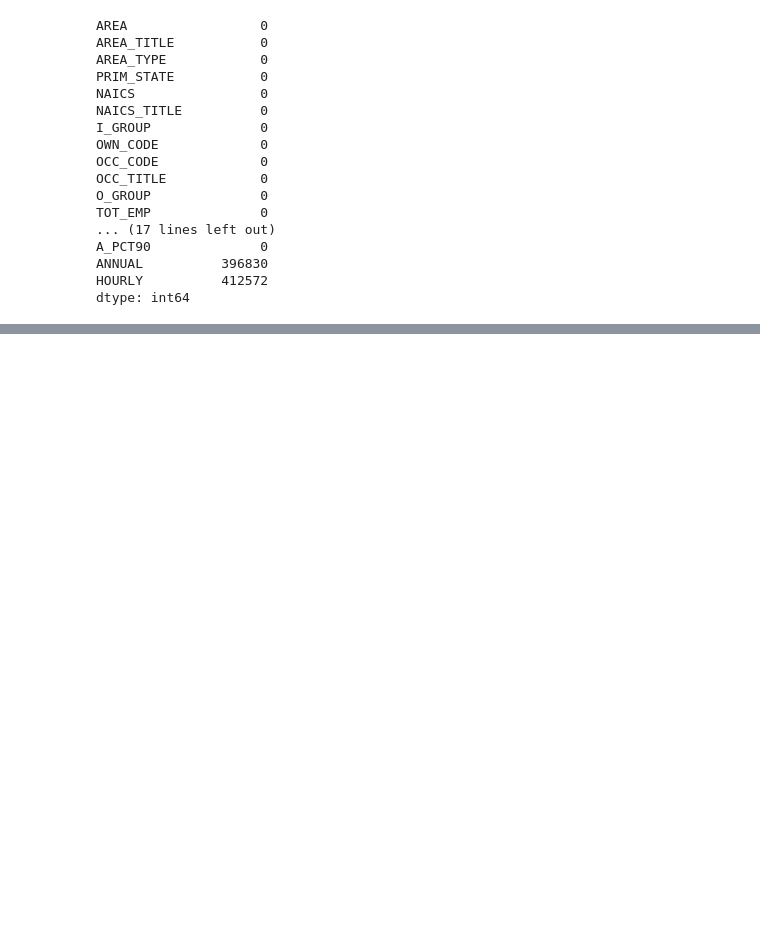
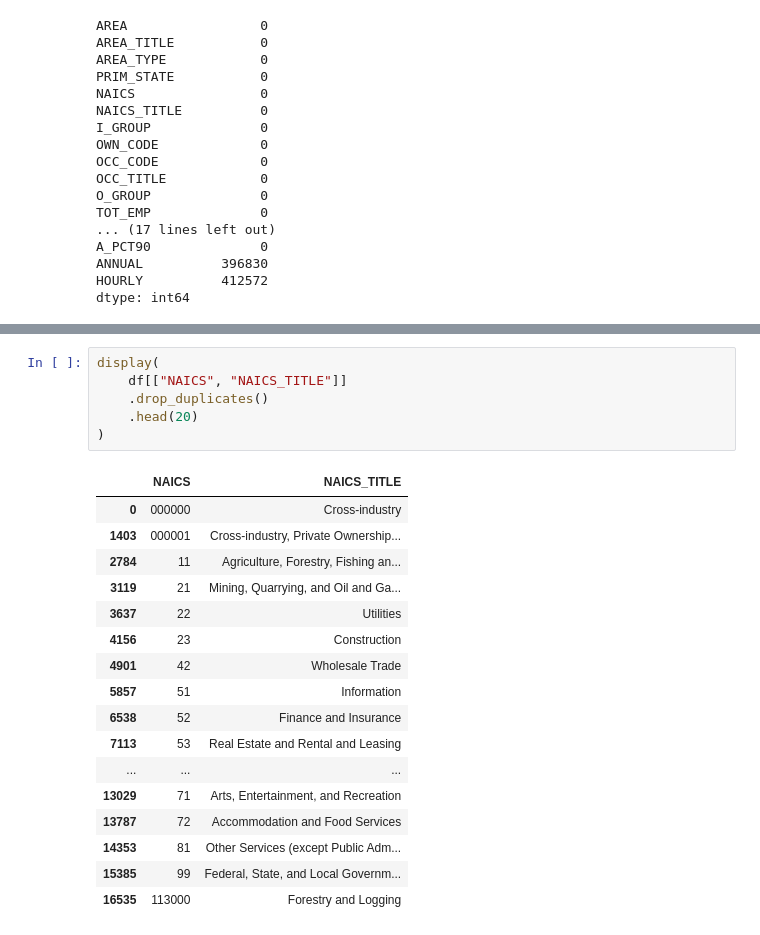
Before and after one commit to Arcanjo-jefferson/USA-AI-Employment-Analysis, a Jupyter notebook: analysis/employment_analysis.ipynb, the cells around one changed output, grey strips where cells are left out. Drawn from its saved outputs; the diff is of its cells as text; blank space fills up the shorter version.

```diff
--- a/analysis/employment_analysis.ipynb
+++ b/analysis/employment_analysis.ipynb
@@ -92,0 +160,24 @@ dtype: int64
+# %%
+display(
+    df[["NAICS", "NAICS_TITLE"]]
+    .drop_duplicates()
+    .head(20)
+)
+# %% [output]
+|  | NAICS | NAICS_TITLE |
+| 0 | 000000 | Cross-industry |
+| 1403 | 000001 | Cross-industry, Private Ownership... |
+| 2784 | 11 | Agriculture, Forestry, Fishing an... |
+| 3119 | 21 | Mining, Quarrying, and Oil and Ga... |
+| 3637 | 22 | Utilities |
+| 4156 | 23 | Construction |
+| 4901 | 42 | Wholesale Trade |
+| 5857 | 51 | Information |
+| 6538 | 52 | Finance and Insurance |
+| 7113 | 53 | Real Estate and Rental and Leasing |
+| ... | ... | ... |
+| 13029 | 71 | Arts, Entertainment, and Recreation |
+| 13787 | 72 | Accommodation and Food Services |
+| 14353 | 81 | Other Services (except Public Adm... |
+| 15385 | 99 | Federal, State, and Local Governm... |
+| 16535 | 113000 | Forestry and Logging |
```
Also changed, not shown: parts of 6 cells of this notebook.
